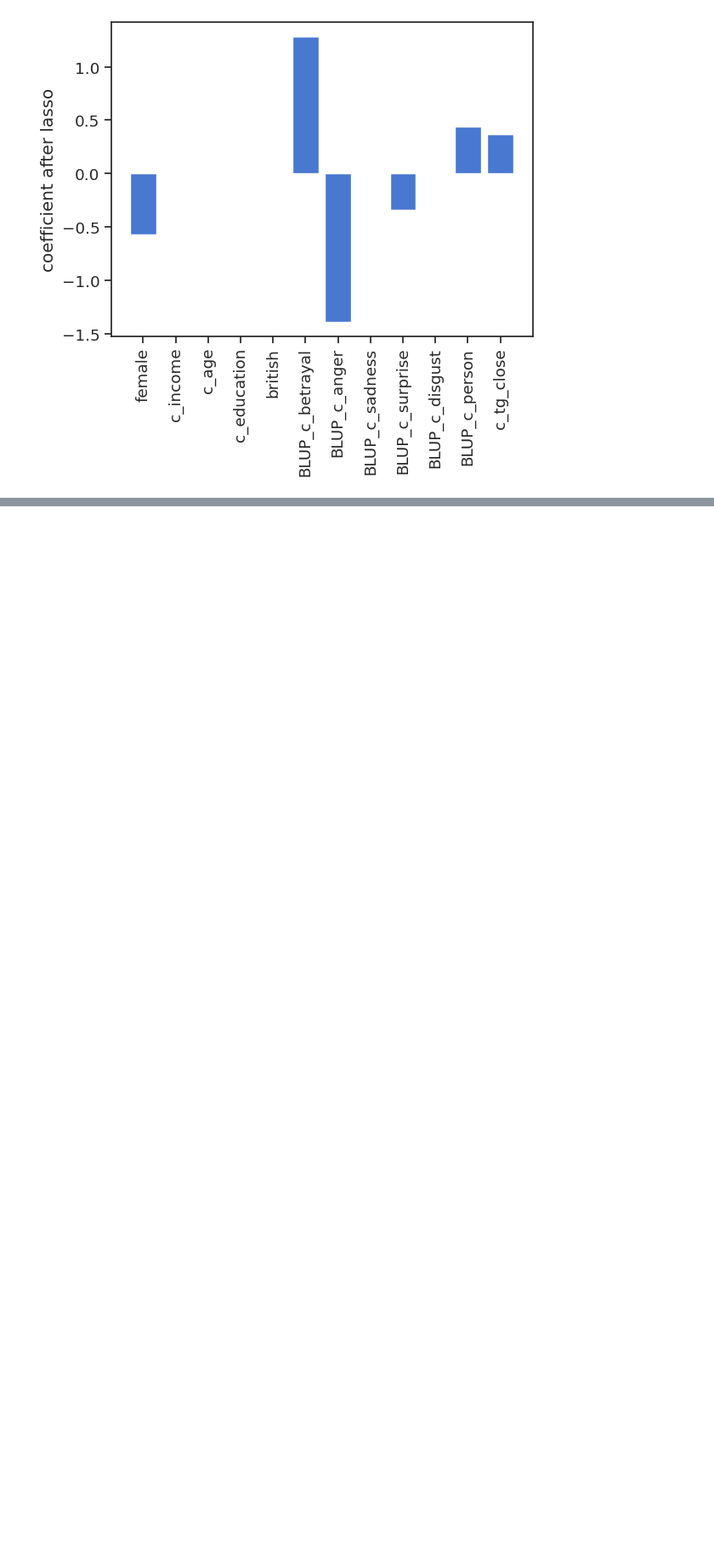
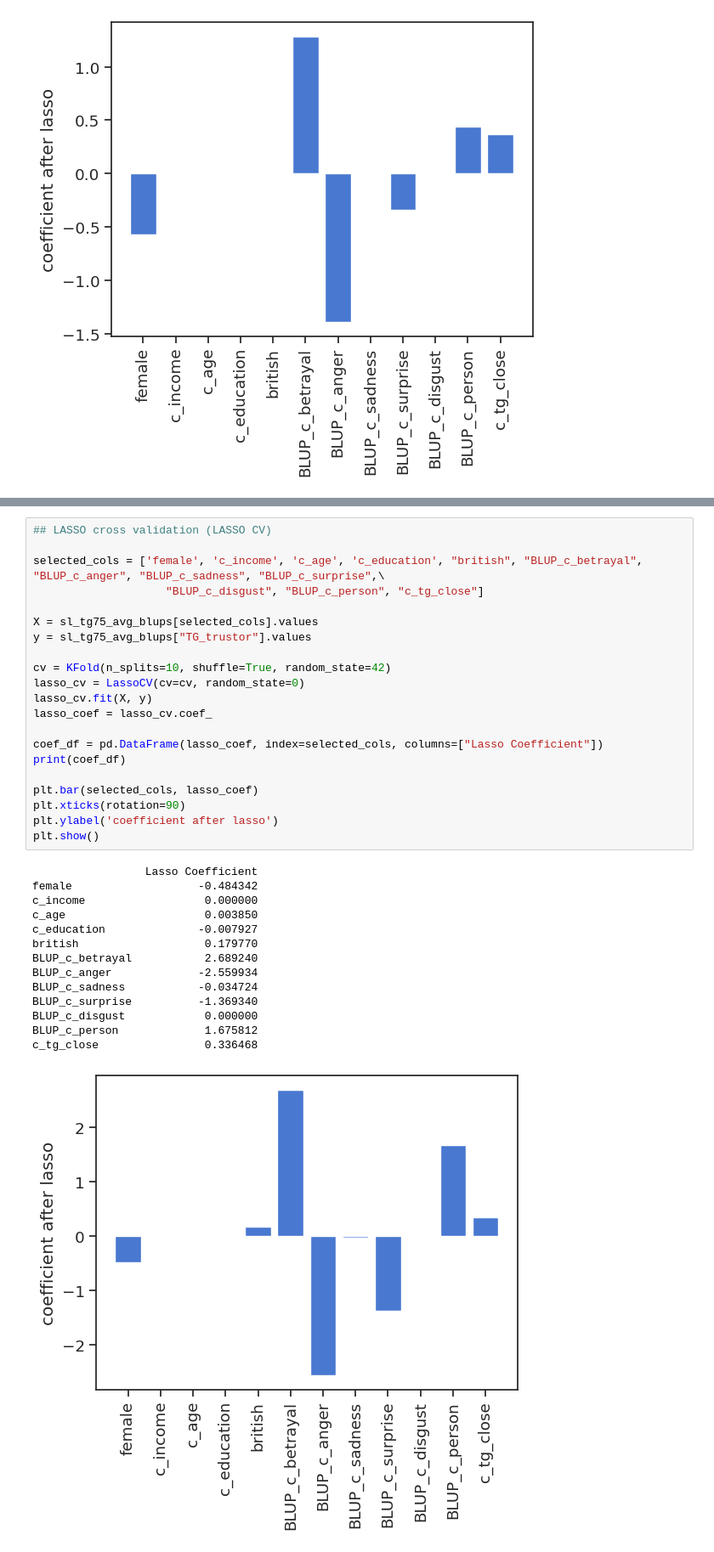
Before and after one commit to liangcbrain/Micro-Macro-Model-analysis-economic-games, a Jupyter notebook: micro-macro-model-analysis-economic-games.ipynb, the cells around one changed output, grey strips where cells are left out. Shown at 85% size. Saved outputs shown, nothing was run; the diff lists cells and outputs as text; blank space fills up the shorter version.

Commit message:
Kaggle Notebook | Micro-Macro Model and lasso on economic games  | Version 20

```diff
--- a/micro-macro-model-analysis-economic-games.ipynb
+++ b/micro-macro-model-analysis-economic-games.ipynb
@@ -392,0 +397,36 @@ plt.show()
+# %%
+## LASSO cross validation (LASSO CV)
+
+selected_cols = ['female', 'c_income', 'c_age', 'c_education', "british", "BLUP_c_betrayal", "BLUP_c_anger", "BLUP_c_sadness", "BLUP_c_surprise",\
+                    "BLUP_c_disgust", "BLUP_c_person", "c_tg_close"]
+
+X = sl_tg75_avg_blups[selected_cols].values
+y = sl_tg75_avg_blups["TG_trustor"].values
+
+cv = KFold(n_splits=10, shuffle=True, random_state=42)
+lasso_cv = LassoCV(cv=cv, random_state=0)
+lasso_cv.fit(X, y)
+lasso_coef = lasso_cv.coef_
+
+coef_df = pd.DataFrame(lasso_coef, index=selected_cols, columns=["Lasso Coefficient"])
+print(coef_df)
+
+plt.bar(selected_cols, lasso_coef)
+plt.xticks(rotation=90)
+plt.ylabel('coefficient after lasso')
+plt.show()
+# %% [output]
+                 Lasso Coefficient
+female                   -0.484342
+c_income                  0.000000
+c_age                     0.003850
+c_education              -0.007927
+british                   0.179770
+BLUP_c_betrayal           2.689240
+BLUP_c_anger             -2.559934
+BLUP_c_sadness           -0.034724
+BLUP_c_surprise          -1.369340
+BLUP_c_disgust            0.000000
+BLUP_c_person             1.675812
+c_tg_close                0.336468
+[figure, added]
```
Also changed, not shown: parts of 4 cells of this notebook.
